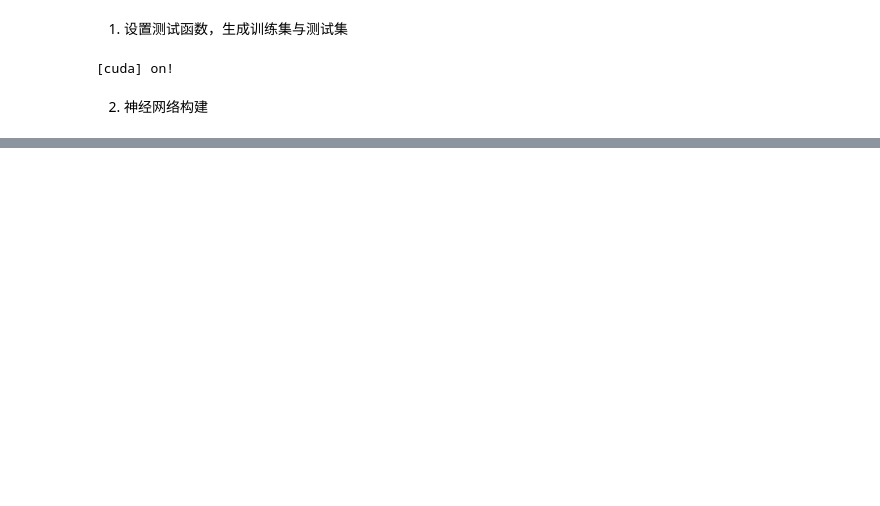
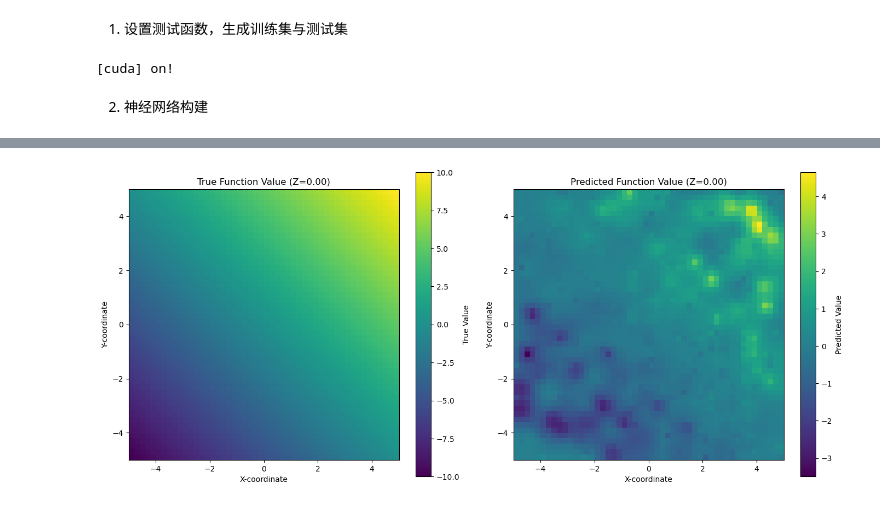
Before and after one commit to 2hangzx/my_HashNeRF-pytorch, a Jupyter notebook: myhash_encoding.ipynb, the cells around one changed output, grey strips where cells are left out. Saved outputs shown, nothing was run; the diff lists cells and outputs as text; code cells hidden in the pictures; blank space fills up the shorter version.

```diff
--- a/myhash_encoding.ipynb
+++ b/myhash_encoding.ipynb
@@ -1,8 +1,6 @@
 # %%
 import torch
 import torch.nn as nn
-
-# print(f'GPU is {torch.cuda.is_available()}')
 
 def hash(coords, log2_hashmap_size):
     '''
@@ -32,7 +30,7 @@ def get_voxel_vertices(xyz, bounding_box, resolution, log2_hashmap_size):
     resolution: number of voxels per axis
     '''
     box_min, box_max = bounding_box
-    BOX_OFFSETS = torch.tensor([[[i,j,k] for i in [0, 1] for j in [0, 1] for k in [0, 1]]]).to(bounding_box.device)
+    BOX_OFFSETS = torch.tensor([[[i,j,k] for i in [0, 1] for j in [0, 1] for k in [0, 1]]]).to(xyz.device)
 
     keep_mask = xyz==torch.max(torch.min(xyz, box_max), box_min)
     if not torch.all(xyz <= box_max) or not torch.all(xyz >= box_min):
@@ -43,7 +41,7 @@ def get_voxel_vertices(xyz, bounding_box, resolution, log2_hashmap_size):
 
     bottom_left_idx = torch.floor((xyz-box_min)/grid_size).int() # bottom_left_idx.shape = [B, 3]
     voxel_min_vertex = bottom_left_idx*grid_size + box_min
-    voxel_max_vertex = voxel_min_vertex + torch.tensor([1.0,1.0,1.0]).to(bounding_box.device)*grid_size
+    voxel_max_vertex = voxel_min_vertex + torch.tensor([1.0,1.0,1.0]).to(xyz.device)*grid_size
 
     voxel_indices = bottom_left_idx.unsqueeze(1) + BOX_OFFSETS # shape: [B, 1, 3] +　[1, 8, 3]
     hashed_voxel_indices = hash(voxel_indices, log2_hashmap_size)
@@ -130,7 +128,9 @@ def TestFunction(x):
     '''
     x is 3D points position B x 3
     '''
-    result = torch.sin(torch.pi*x[..., 0]) + torch.cos(torch.pi*x[..., 1]) + torch.sin(2*torch.pi*x[..., 2])
+    # result = torch.sin(torch.pi*x[..., 0]) + torch.cos(torch.pi*x[..., 1]) + torch.sin(2*torch.pi*x[..., 2])
+    # result = torch.sqrt(x[..., 0]**2 + x[..., 0]**2 + x[..., 2]**2)
+    result = x[..., 0 ] + x[..., 1]+ x[..., 2]
     return result
 
 bounding_box = torch.tensor([[-5, -5, -5], [5, 5, 5]]).to(Device)
@@ -139,7 +139,7 @@ def get_dataset(bouding_box, batch_size = 100, noise_std = 0.01):
     coords_min = bouding_box[0]
     coords_max = bouding_box[1]
     length = coords_max - coords_min
-    weight = torch.rand([batch_size, 3]).to(Device)
+    weight = torch.rand([batch_size, 3]).to(bounding_box.device)
     coords = coords_min + length * weight
 
     real_value = TestFunction(coords)
@@ -148,12 +148,8 @@ def get_dataset(bouding_box, batch_size = 100, noise_std = 0.01):
 
     return coords, value_withNoisy
 
-train_dataset = get_dataset(bounding_box, batch_size = 500)
-test_dataset = get_dataset(bounding_box)
-
-hashembedder = HashEmbedder(bounding_box).to(Device)
-train_dataset_encodingInputs = hashembedder(train_dataset[0])[0]
-test_dataset_encodingInputs = hashembedder(test_dataset[0])[0]
+trainDataset_inputs, trainDataset_outputs = get_dataset(bounding_box, batch_size = 1000)
+testDataset_inputs, testDataset_outputs = get_dataset(bounding_box)
 # %% [output]
 [cuda] on!
 # %% [markdown]
@@ -181,0 +228,62 @@ MLPmodel = SimpleMLP()
+# %%
+import matplotlib.pyplot as plt
+import numpy as np
+print("\nStarting visualization...")
+# 设置可视化网格的参数
+resolution_vis = 50 # 网格点的数量，例如 50x50
+# 确保 bounding_box 已经定义并移动到正确的设备上
+# 假设 bounding_box = torch.tensor([[-5, -5, -5], [5, 5, 5]]).to(Device) 已经在前面定义
+x_coords = torch.linspace(bounding_box[0,0].item(), bounding_box[1,0].item(), resolution_vis)
+y_coords = torch.linspace(bounding_box[0,1].item(), bounding_box[1,1].item(), resolution_vis)
+# 创建一个 2D 网格，并固定 z 为 0 （或边界内的任何常数）
+# 例如，我们固定 z 为 bounding_box 的中心点 z 坐标
+fixed_z = (bounding_box[0,2] + bounding_box[1,2]) / 2
+# 使用 meshgrid 创建 x-y 平面上的坐标
+# xx: resolution_vis x resolution_vis (x 值重复)
+# yy: resolution_vis x resolution_vis (y 值重复)
+xx, yy = torch.meshgrid(x_coords, y_coords, indexing='ij') # 使用 'ij' 保持矩阵索引习惯
+# 将网格展平并组合成 B x 3 的形式
+# B = resolution_vis * resolution_vis
+grid_points = torch.stack([xx.flatten(), yy.flatten(), torch.full_like(xx.flatten(), fixed_z)], dim=-1).to(Device)
+# 将模型设置为评估模式
+MLPmodel.eval()
+hashembedder.eval()
+# 使用 torch.no_grad() 禁用梯度计算，节省内存并加速
+with torch.no_grad():
+    # 编码网格点
+    embedded_grid_points, _ = hashembedder(grid_points)
+    # 预测函数值
+    predicted_values = MLPmodel(embedded_grid_points).cpu().numpy()
+# 将预测值重塑回 2D 网格形式
+predicted_values_grid = predicted_values.reshape(resolution_vis, resolution_vis)
+# 计算真实值进行对比
+true_values = TestFunction(grid_points).cpu().numpy().reshape(resolution_vis, resolution_vis)
+# 绘制结果
+plt.figure(figsize=(14, 6))
+# 绘制真实函数值
+plt.subplot(1, 2, 1)
+plt.imshow(true_values, origin='lower', extent=[x_coords.min(), x_coords.max(), y_coords.min(), y_coords.max()], cmap='viridis')
+plt.colorbar(label='True Value')
+plt.title(f'True Function Value (Z={fixed_z.item():.2f})') # 使用 .item() 获取标量值
+plt.xlabel('X-coordinate')
+plt.ylabel('Y-coordinate')
+# 绘制模型预测值
+plt.subplot(1, 2, 2)
+plt.imshow(predicted_values_grid, origin='lower', extent=[x_coords.min(), x_coords.max(), y_coords.min(), y_coords.max()], cmap='viridis')
+plt.colorbar(label='Predicted Value')
+plt.title(f'Predicted Function Value (Z={fixed_z.item():.2f})')
+plt.xlabel('X-coordinate')
+plt.ylabel('Y-coordinate')
+plt.tight_layout()
+plt.show()
+# 绘制误差图
+plt.figure(figsize=(7, 6))
+error_map = np.abs(true_values - predicted_values_grid)
+plt.imshow(error_map, origin='lower', extent=[x_coords.min(), x_coords.max(), y_coords.min(), y_coords.max()], cmap='Reds')
+plt.colorbar(label='Absolute Error')
+plt.title(f'Absolute Error Map (Z={fixed_z.item():.2f})')
+plt.xlabel('X-coordinate')
+plt.ylabel('Y-coordinate')
+plt.tight_layout()
+plt.show()
+# %% [output]
@@ -181,0 +291 @@ MLPmodel = SimpleMLP()
+[figure, added]
```
Also changed, not shown: parts of 2 cells of this notebook.
